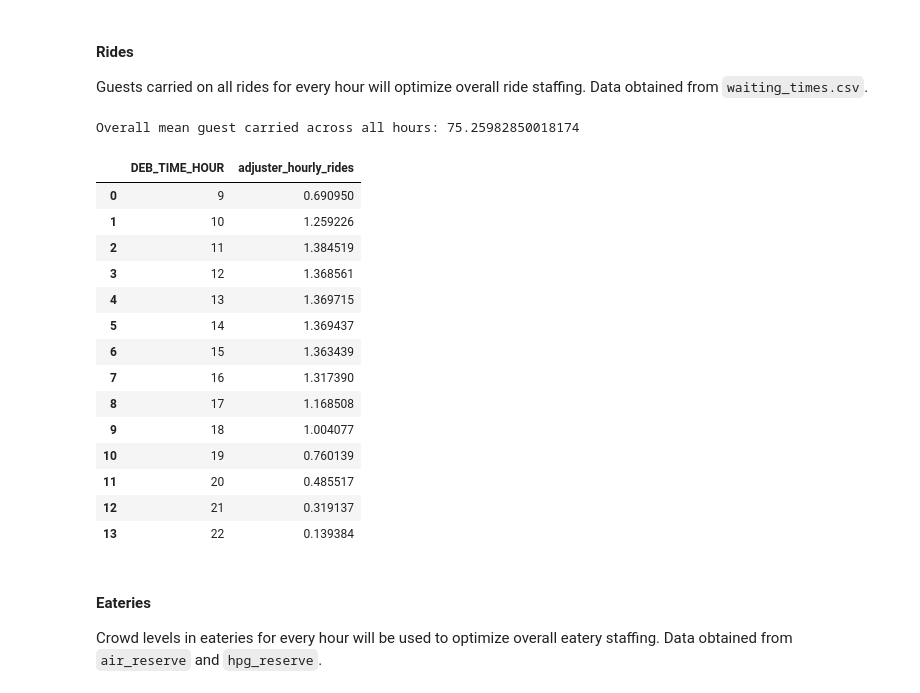
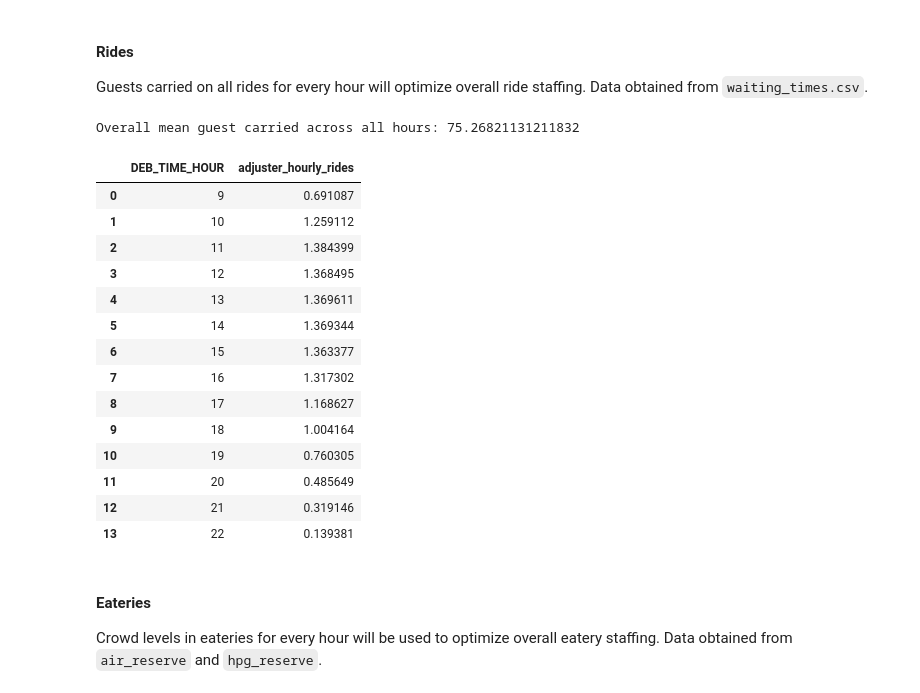
Before and after one commit to reallyjustalan/DSA3101_Group8_Project1, a Jupyter notebook: B3/DSA3101_B3_Modelling.ipynb, the cells around one changed output. Cells and saved outputs as stored; diff of their text form; code cells hidden in the pictures.

```diff
--- a/B3/DSA3101_B3_Modelling.ipynb
+++ b/B3/DSA3101_B3_Modelling.ipynb
@@ -98,48 +98,49 @@ Guests carried on all rides for every hour will optimize overall ride staffing.
 # Rides Demand by day of week & hour
 waiting_times = pd.read_csv(r"C:\Users\joann\Downloads\waiting_times.csv")
 waiting_times['DEB_TIME'] = pd.to_datetime(waiting_times['DEB_TIME'])
 waiting_times['DEB_TIME_DAY'] = waiting_times['DEB_TIME'].dt.dayofweek
+waiting_times = waiting_times[waiting_times['GUEST_CARRIED'] >= 0]
 rides_hourly_demand = waiting_times[['DEB_TIME', 'DEB_TIME_DAY', 'DEB_TIME_HOUR', 'ENTITY_DESCRIPTION_SHORT', 'GUEST_CARRIED']]
 
 # Group by hour and compute the mean guests carried across all rides
 rides_hourly_agg = rides_hourly_demand.groupby("DEB_TIME_HOUR")["GUEST_CARRIED"].mean().reset_index()
 
 # Rename column for clarity
 rides_hourly_agg.rename(columns={"GUEST_CARRIED": "mean_guest_carried"}, inplace=True)
 
 # Compute the overall mean of guest carried across all hours
 overall_mean_guest_carried = rides_hourly_agg["mean_guest_carried"].mean()
 
 print(f"Overall mean guest carried across all hours: {overall_mean_guest_carried}")
 
 # Add a new column to show the difference between each hour's mean and the overall mean
 rides_hourly_agg["abs_diff_from_overall_mean"] = rides_hourly_agg["mean_guest_carried"] - overall_mean_guest_carried
 
 # Add a new column to show the difference between each hour's mean and the overall mean
 rides_hourly_agg["pct_diff_from_overall_mean"] = (rides_hourly_agg["abs_diff_from_overall_mean"] / overall_mean_guest_carried)
 
 # Adjuster
 rides_hourly_agg["adjuster_hourly_rides"] = (1 + rides_hourly_agg["pct_diff_from_overall_mean"])
 
 adjust_hour_rides = rides_hourly_agg[["DEB_TIME_HOUR", "adjuster_hourly_rides"]]
 adjust_hour_rides
 # %% [output]
-Overall mean guest carried across all hours: 75.25982850018174
+Overall mean guest carried across all hours: 75.26821131211832
 |  | DEB_TIME_HOUR | adjuster_hourly_rides |
-| 0 | 9 | 0.690950 |
-| 1 | 10 | 1.259226 |
-| 2 | 11 | 1.384519 |
-| 3 | 12 | 1.368561 |
-| 4 | 13 | 1.369715 |
-| 5 | 14 | 1.369437 |
-| 6 | 15 | 1.363439 |
-| 7 | 16 | 1.317390 |
-| 8 | 17 | 1.168508 |
-| 9 | 18 | 1.004077 |
-| 10 | 19 | 0.760139 |
-| 11 | 20 | 0.485517 |
-| 12 | 21 | 0.319137 |
-| 13 | 22 | 0.139384 |
+| 0 | 9 | 0.691087 |
+| 1 | 10 | 1.259112 |
+| 2 | 11 | 1.384399 |
+| 3 | 12 | 1.368495 |
+| 4 | 13 | 1.369611 |
+| 5 | 14 | 1.369344 |
+| 6 | 15 | 1.363377 |
+| 7 | 16 | 1.317302 |
+| 8 | 17 | 1.168627 |
+| 9 | 18 | 1.004164 |
+| 10 | 19 | 0.760305 |
+| 11 | 20 | 0.485649 |
+| 12 | 21 | 0.319146 |
+| 13 | 22 | 0.139381 |
 # %% [markdown]
 #### Eateries
 Crowd levels in eateries for every hour will be used to optimize overall eatery staffing. Data obtained from `air_reserve` and `hpg_reserve`.
```
Also changed, not shown: parts of 11 cells of this notebook.
